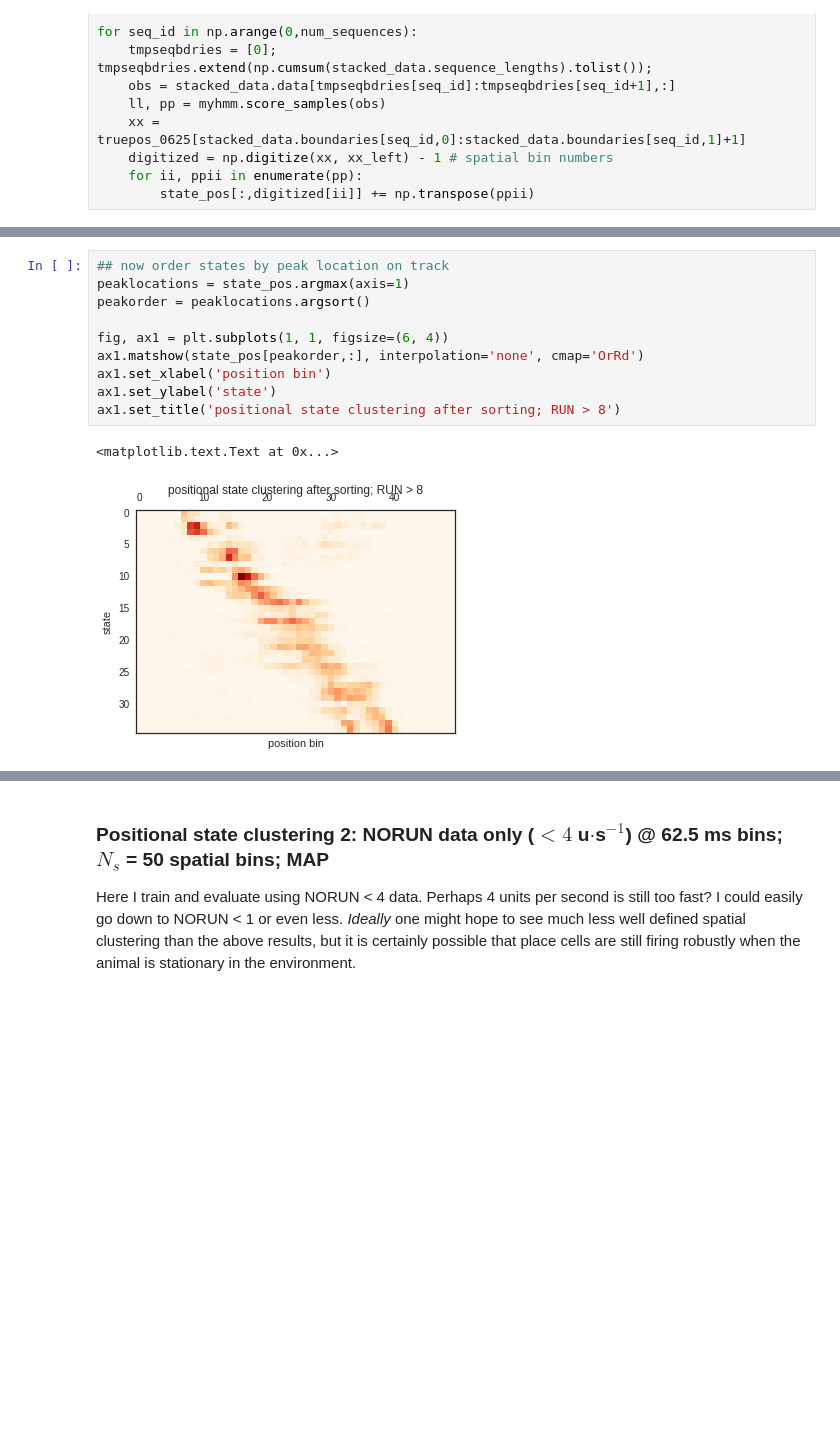
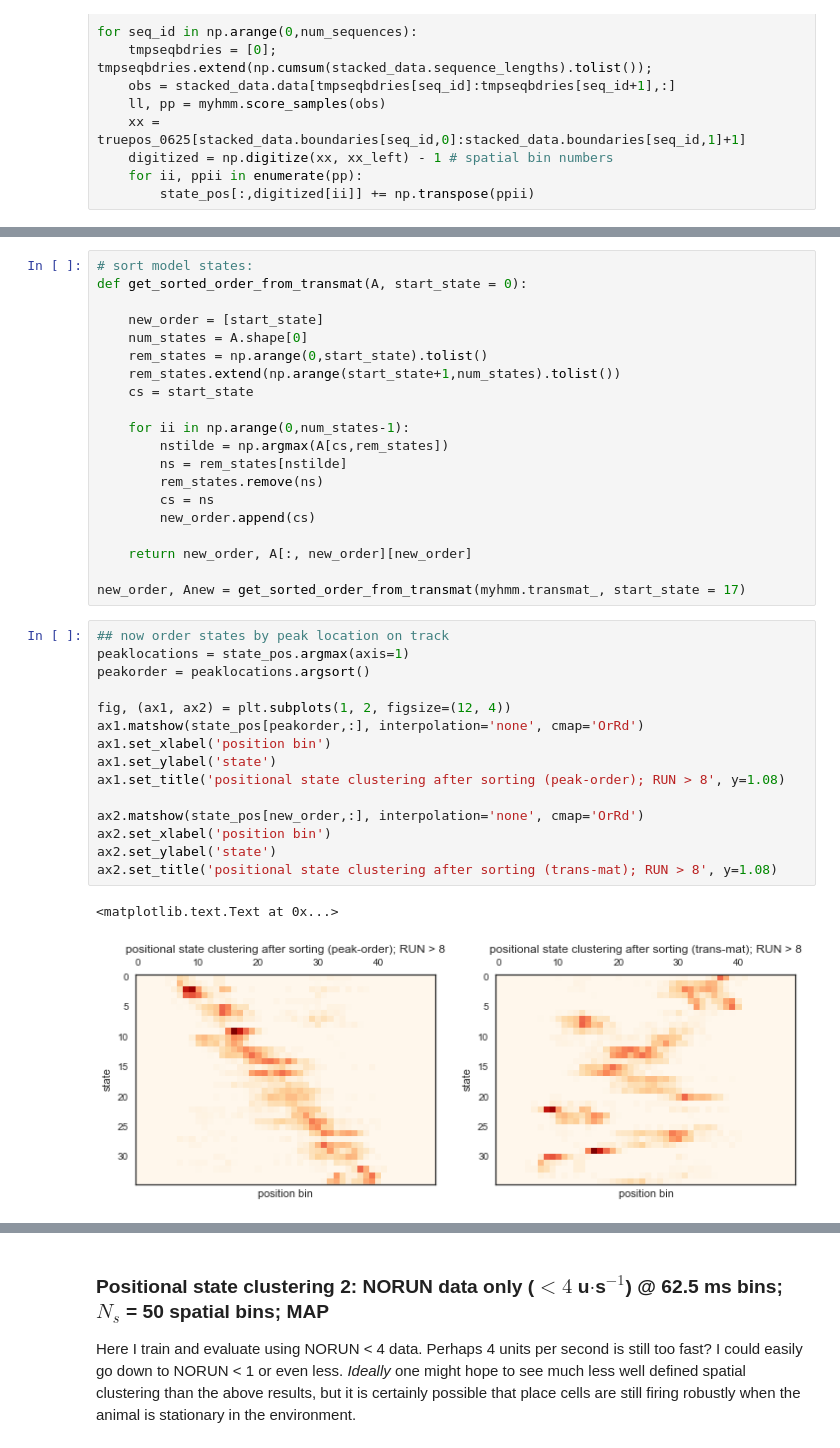
Before and after one commit to kemerelab/NeuroHMM, a Jupyter notebook: StateClustering.ipynb, the cells around one changed output, grey strips where cells are left out. Saved outputs shown, nothing was run; the diff lists cells and outputs as text; blank space fills up the shorter version.

Commit message:
added state ordering to place fields

```diff
--- a/StateClustering.ipynb
+++ b/StateClustering.ipynb
@@ -149,16 +149,41 @@ ax1.set_title('positional state clustering before sorting; RUN > 8')
+# %%
+# sort model states:
+def get_sorted_order_from_transmat(A, start_state = 0):
+
+    new_order = [start_state]
+    num_states = A.shape[0]
+    rem_states = np.arange(0,start_state).tolist()
+    rem_states.extend(np.arange(start_state+1,num_states).tolist())
+    cs = start_state
+
+    for ii in np.arange(0,num_states-1):
+        nstilde = np.argmax(A[cs,rem_states])
+        ns = rem_states[nstilde]
+        rem_states.remove(ns)
+        cs = ns
+        new_order.append(cs)
+
+    return new_order, A[:, new_order][new_order]
+
+new_order, Anew = get_sorted_order_from_transmat(myhmm.transmat_, start_state = 17)
 # %%
 ## now order states by peak location on track
 peaklocations = state_pos.argmax(axis=1)
 peakorder = peaklocations.argsort()
 
-fig, ax1 = plt.subplots(1, 1, figsize=(6, 4))
+fig, (ax1, ax2) = plt.subplots(1, 2, figsize=(12, 4))
 ax1.matshow(state_pos[peakorder,:], interpolation='none', cmap='OrRd')
 ax1.set_xlabel('position bin')
 ax1.set_ylabel('state')
-ax1.set_title('positional state clustering after sorting; RUN > 8')
+ax1.set_title('positional state clustering after sorting (peak-order); RUN > 8', y=1.08)
+
+ax2.matshow(state_pos[new_order,:], interpolation='none', cmap='OrRd')
+ax2.set_xlabel('position bin')
+ax2.set_ylabel('state')
+ax2.set_title('positional state clustering after sorting (trans-mat); RUN > 8', y=1.08)
 # %% [output]
 <matplotlib.text.Text at 0x...>
-[figure, old version]
+[figure, new version]
 # %% [markdown]
 **Remarks:** I am very pleased with the above results; the model states do indeed look like place fields. Note that the animal never explored the track for $x < 10$ or $x>90$. We can perform a similar analysis in 2D if the experiment calls for it, and we should similarly see nice place fields forming in the environment.
 
```
Also changed, not shown: parts of 3 cells of this notebook, 3 other files.
